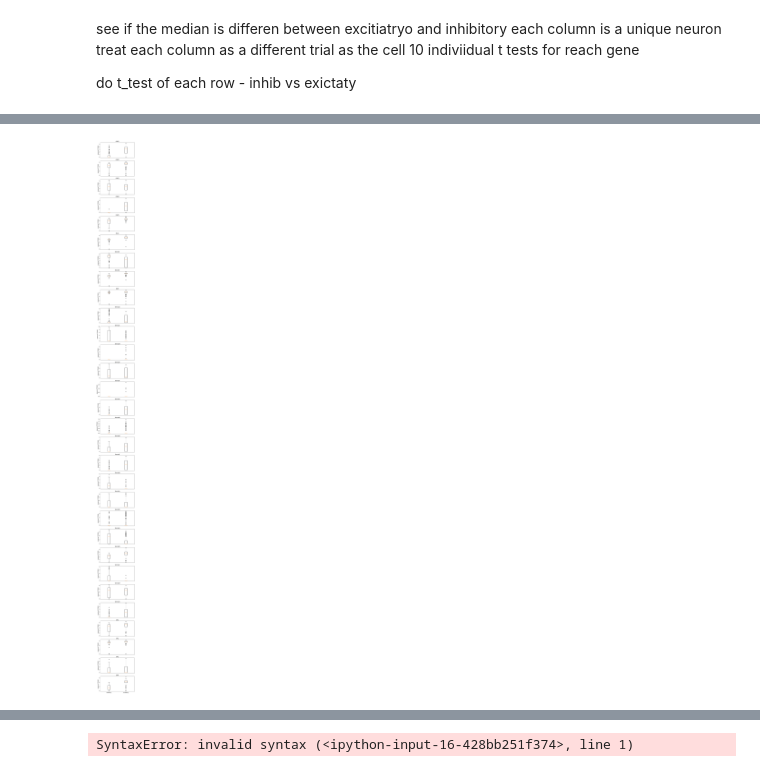
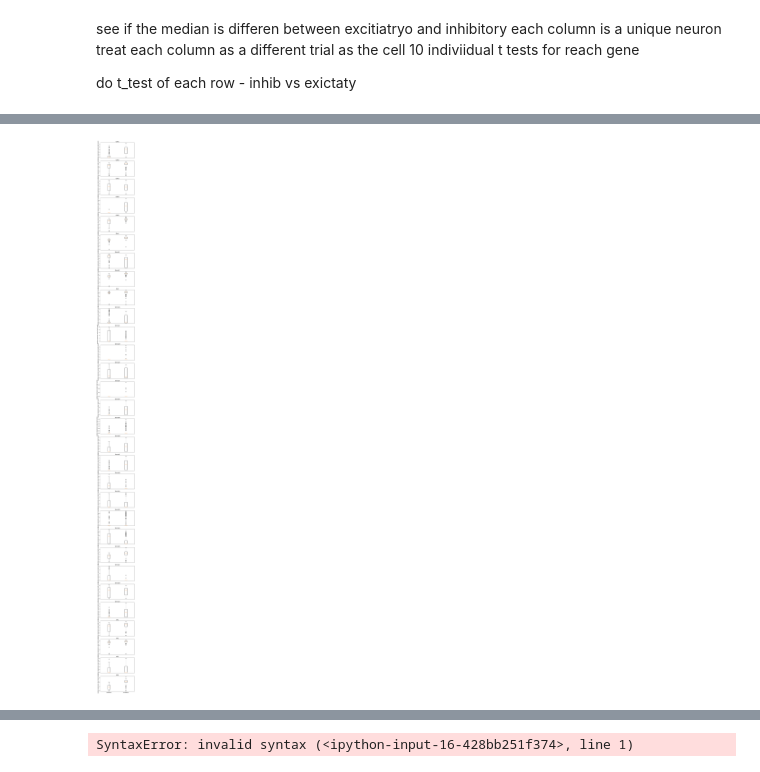
Before and after one commit to bijoudej/BIPN162_FinalProject, a Jupyter notebook: Final_Project_Master.ipynb, the cells around one changed output, grey strips where cells are left out. Drawn from its saved outputs; the diff is of its cells as text; code cells hidden in the pictures.

```diff
--- a/Final_Project_Master.ipynb
+++ b/Final_Project_Master.ipynb
@@ -165,12 +165,12 @@ fig, ax = plt.subplots(num_genes, 2, figsize=(10, 165))
 for i in range(num_genes):
     # plot inhibitory data on left
     ax[i,0].hist(inhib_df.iloc[i][1:])
-    ax[i,0].set_xlabel('TODO**??')
+    ax[i,0].set_xlabel('median expression value (log2 (cpm)))
     ax[i,0].set_title(inhib_df.loc[i][0] + ' Inhibitory RNA Seq Data')
 
     # plot excitatory data on right
     ax[i,1].hist(excit_df.iloc[i][1:])
-    ax[i,1].set_xlabel('TODO**??')
+    ax[i,1].set_xlabel('median expression value (log2 (cpm))')
     ax[i,1].set_title(excit_df.loc[i][0] + ' Excitatory RNA Seq Data')
 
 plt.show()
@@ -256,18 +256,18 @@ Ulk4: MannwhitneyuResult(statistic=879.5, pvalue=2.8046705437408185e-33)
 # %%
 # for each gene, make a boxplot comparing inhib and exitatory
 # TODO: how do i change the tick label for each indivual plot, and what should the Y axis label be?
 
 num_genes = len(inhib_df)
 fig, ax = plt.subplots(num_genes, 1, figsize=(6,100),sharex=True)
-y_label = 'response???TODO'
+y_label = 'median expression value (log2 (cpm))'
 
 for i in range(num_genes):
     ax[i].boxplot([inhib_df.loc[i][1:], excit_df.loc[i][1:]])
     ax[i].set_title(inhib_df.loc[i][0])
     ax[i].set_ylabel(y_label)
 
 
 plt.xticks([1,2],['inhibitory','excitatory'])
 plt.show()
 # %% [output]
-[figure, old version]
+[figure, new version]
```
Also changed, not shown: parts of 1 cell of this notebook.
